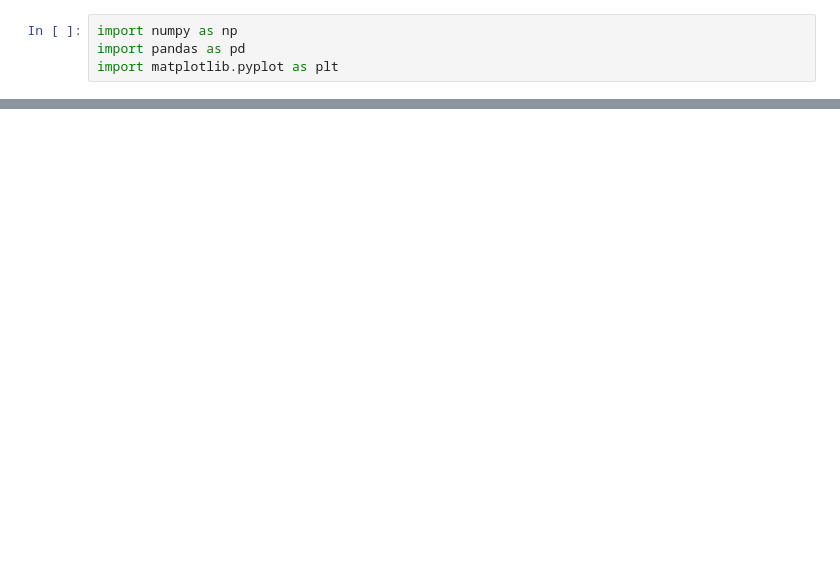
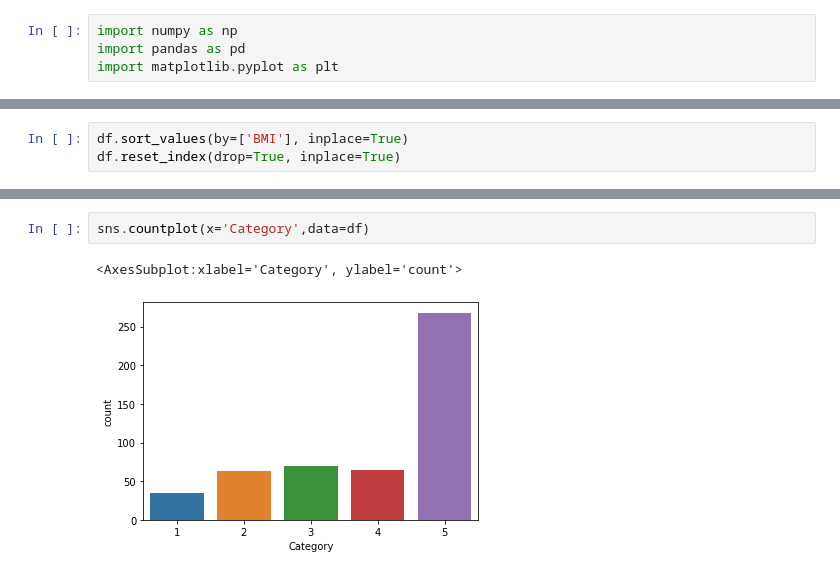
Before and after one commit to oliverolah97/Olah_NS2021, a Jupyter notebook: Olah_NS2021.ipynb, the cells around one changed output, grey strips where cells are left out. Saved outputs shown, nothing was run; the diff lists cells and outputs as text; blank space fills up the shorter version.

```diff
--- a/Olah_NS2021.ipynb
+++ b/Olah_NS2021.ipynb
@@ -43,0 +61,3 @@ df.head()
+# %%
+df.sort_values(by=['BMI'], inplace=True)
+df.reset_index(drop=True, inplace=True)
@@ -43,0 +95,5 @@ df.head()
+# %%
+sns.countplot(x='Category',data=df)
+# %% [output]
+<AxesSubplot:xlabel='Category', ylabel='count'>
+[figure, added]
```
Also changed, not shown: parts of 11 cells of this notebook, 1 other file.
